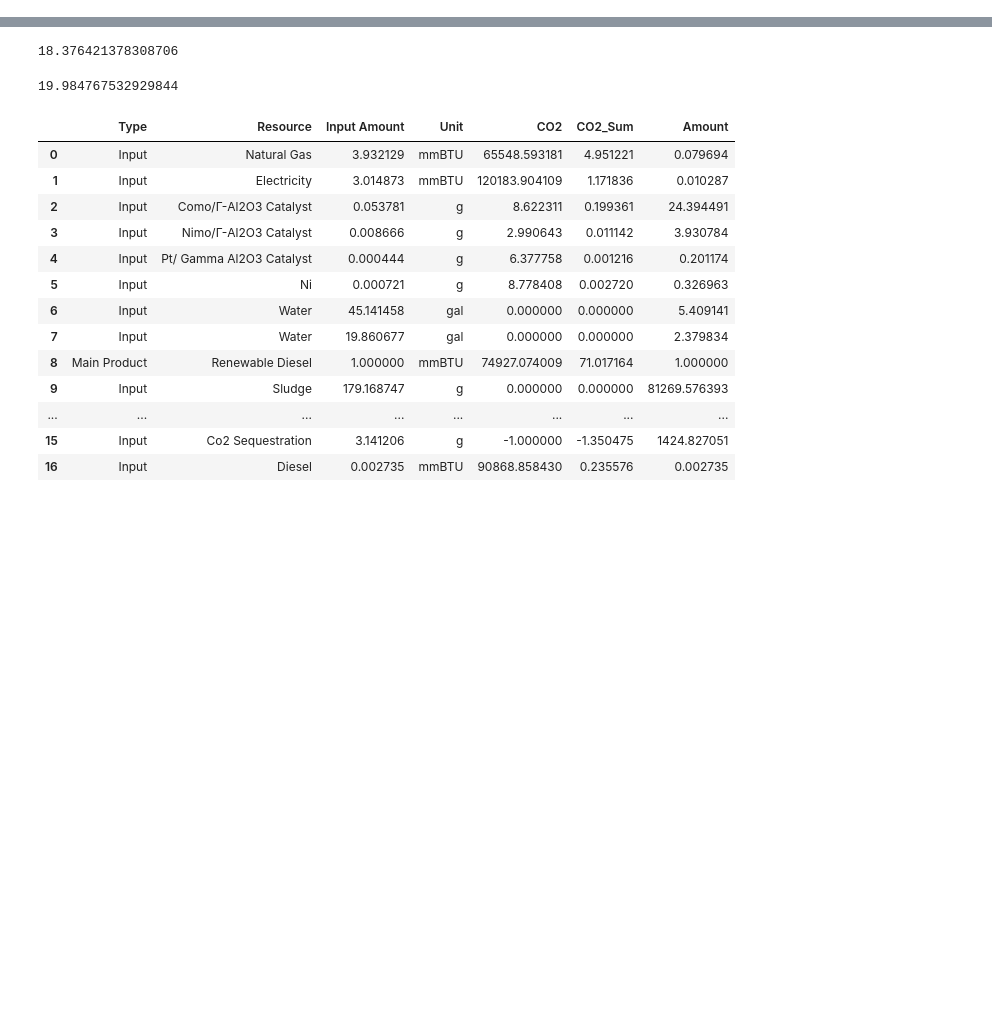
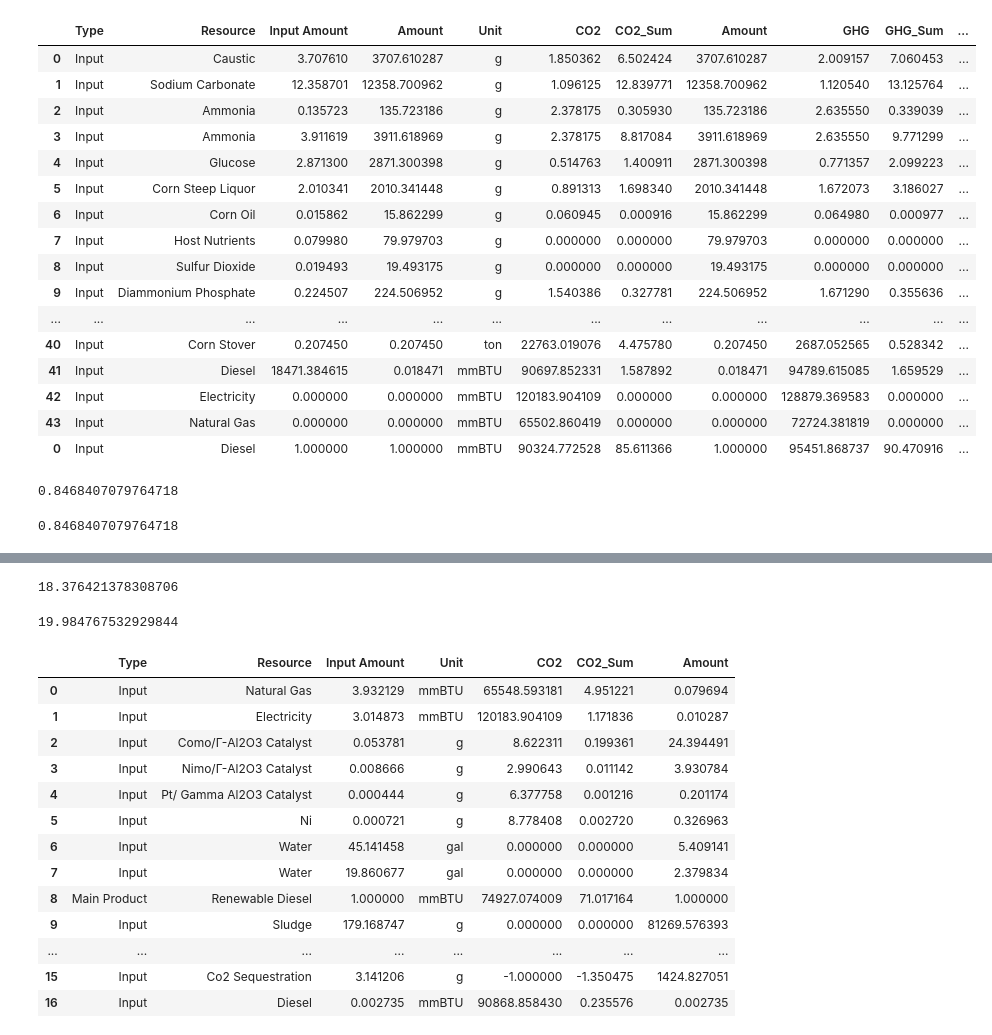
Before and after one commit to olw0905/Interactive-SCSA_Dash, a Jupyter notebook: Untitled.ipynb, the cells around one changed output, grey strips where cells are left out. Saved outputs shown, nothing was run; the diff lists cells and outputs as text; code cells hidden in the pictures; blank space fills up the shorter version.

```diff
--- a/Untitled.ipynb
+++ b/Untitled.ipynb
@@ -34,0 +174,28 @@ if coproduct_lci is not None:
+# %%
+res_new[['Type', 'Resource', 'Input Amount', 'Amount', 'Unit', 'CO2', 'CO2_Sum', 'Amount', 'GHG', 'GHG_Sum', 'Process']]
+# %% [output]
+|  | Type | Resource | Input Amount | Amount | Unit | CO2 | CO2_Sum | Amount | GHG | GHG_Sum | ... |
+| 0 | Input | Caustic | 3.707610 | 3707.610287 | g | 1.850362 | 6.502424 | 3707.610287 | 2.009157 | 7.060453 | ... |
+| 1 | Input | Sodium Carbonate | 12.358701 | 12358.700962 | g | 1.096125 | 12.839771 | 12358.700962 | 1.120540 | 13.125764 | ... |
+| 2 | Input | Ammonia | 0.135723 | 135.723186 | g | 2.378175 | 0.305930 | 135.723186 | 2.635550 | 0.339039 | ... |
+| 3 | Input | Ammonia | 3.911619 | 3911.618969 | g | 2.378175 | 8.817084 | 3911.618969 | 2.635550 | 9.771299 | ... |
+| 4 | Input | Glucose | 2.871300 | 2871.300398 | g | 0.514763 | 1.400911 | 2871.300398 | 0.771357 | 2.099223 | ... |
+| 5 | Input | Corn Steep Liquor | 2.010341 | 2010.341448 | g | 0.891313 | 1.698340 | 2010.341448 | 1.672073 | 3.186027 | ... |
+| 6 | Input | Corn Oil | 0.015862 | 15.862299 | g | 0.060945 | 0.000916 | 15.862299 | 0.064980 | 0.000977 | ... |
+| 7 | Input | Host Nutrients | 0.079980 | 79.979703 | g | 0.000000 | 0.000000 | 79.979703 | 0.000000 | 0.000000 | ... |
+| 8 | Input | Sulfur Dioxide | 0.019493 | 19.493175 | g | 0.000000 | 0.000000 | 19.493175 | 0.000000 | 0.000000 | ... |
+| 9 | Input | Diammonium Phosphate | 0.224507 | 224.506952 | g | 1.540386 | 0.327781 | 224.506952 | 1.671290 | 0.355636 | ... |
+| ... | ... | ... | ... | ... | ... | ... | ... | ... | ... | ... | ... |
+| 40 | Input | Corn Stover | 0.207450 | 0.207450 | ton | 22763.019076 | 4.475780 | 0.207450 | 2687.052565 | 0.528342 | ... |
+| 41 | Input | Diesel | 18471.384615 | 0.018471 | mmBTU | 90697.852331 | 1.587892 | 0.018471 | 94789.615085 | 1.659529 | ... |
+| 42 | Input | Electricity | 0.000000 | 0.000000 | mmBTU | 120183.904109 | 0.000000 | 0.000000 | 128879.369583 | 0.000000 | ... |
+| 43 | Input | Natural Gas | 0.000000 | 0.000000 | mmBTU | 65502.860419 | 0.000000 | 0.000000 | 72724.381819 | 0.000000 | ... |
+| 0 | Input | Diesel | 1.000000 | 1.000000 | mmBTU | 90324.772528 | 85.611366 | 1.000000 | 95451.868737 | 90.470916 | ... |
+# %%
+calculate_allocation_ratio(format_input(lci_mapping['Fuel production'], "mass"))
+# %% [output]
+0.8468407079764718
+# %%
+calculate_allocation_ratio(format_input(lci_mapping['Fuel production'], "energy"))
+# %% [output]
+0.8468407079764718
```
Also changed, not shown: parts of 33 cells of this notebook, 5 other files.
